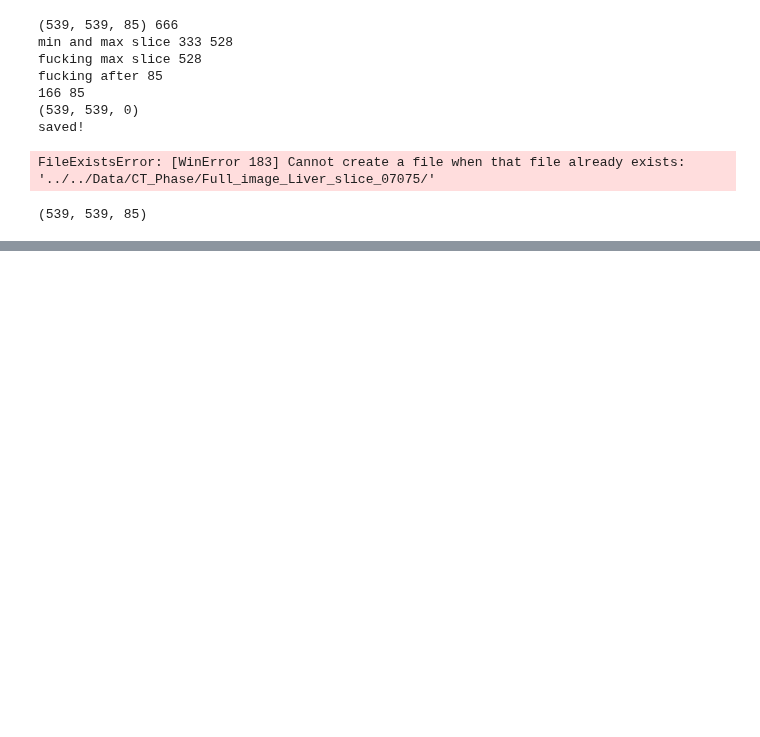
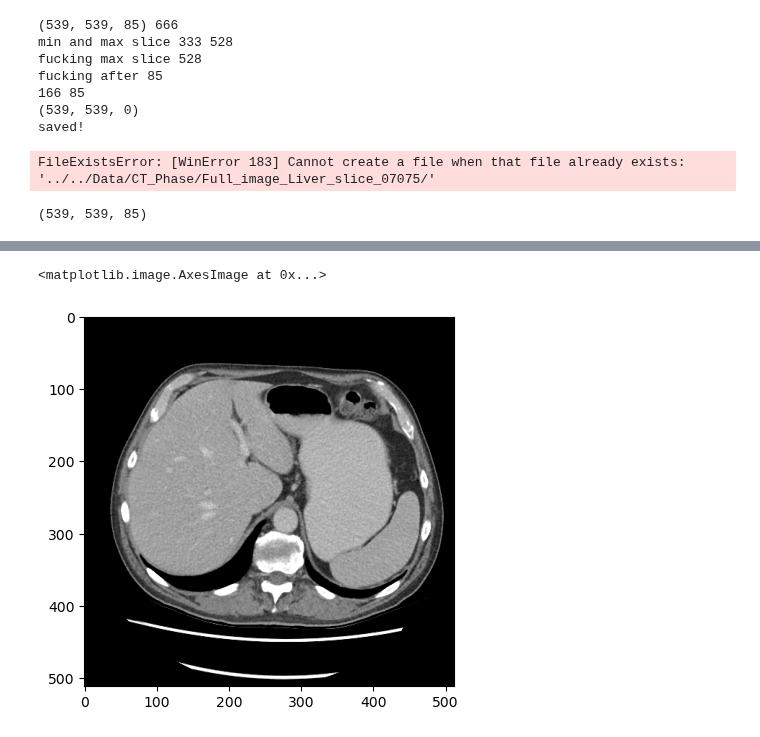
Before and after one commit to BaconDavid/CRLM_Internship_Project, a Jupyter notebook: Jupyter_Test/Get liver bounding.ipynb, the cells around one changed output, grey strips where cells are left out. Saved outputs shown, nothing was run; the diff lists cells and outputs as text; code cells hidden in the pictures; blank space fills up the shorter version.

```diff
--- a/Jupyter_Test/Get liver bounding.ipynb
+++ b/Jupyter_Test/Get liver bounding.ipynb
@@ -387,0 +307,24 @@ a.shape
+# %%
+image_orig_load = ImageLoad("../../Data/CT_Phase/Full_image_Liver_slice/")
+cropped_out_path = '../../Data/CT_Phase/Full_image_Liver_slice/'
+
+
+for i in tqdm(range(image_orig_load.images_num)):
+    file_name = image_orig_load.images_names[i]
+    image_path = image_orig_load.image_path[i]
+    img_sitk = sitk.ReadImage(image_path)
+    flip_img = sitk.Flip(img_sitk,[False,True,False])
+    sitk.WriteImage(flip_img,cropped_out_path + file_name)
+# %%
+img_window = os.listdir('../../Data/CT_Phase/Full_Image_Liver_slice_07075_windowed/')
+
+for img in tqdm(img_window[0:30]):
+    img_path = '../../Data/CT_Phase/Full_Image_Liver_slice_07075_windowed/' + img
+    img_name = img
+    img_array = sitk.GetArrayFromImage(sitk.ReadImage(img_path))
+    #for each slice save as png
+    for i in range(img_array.shape[0]):
+        plt.imsave('../../Data/CT_Phase/Full_Image_Liver_slice_07075_windowed_png/' + img_name + '_' + str(i) + '.png',img_array[i,:,:],cmap='gray')
+# %% [output]
+<matplotlib.image.AxesImage at 0x...>
+[figure, added]
```
Also changed, not shown: parts of 6 cells of this notebook, 7 other files.
